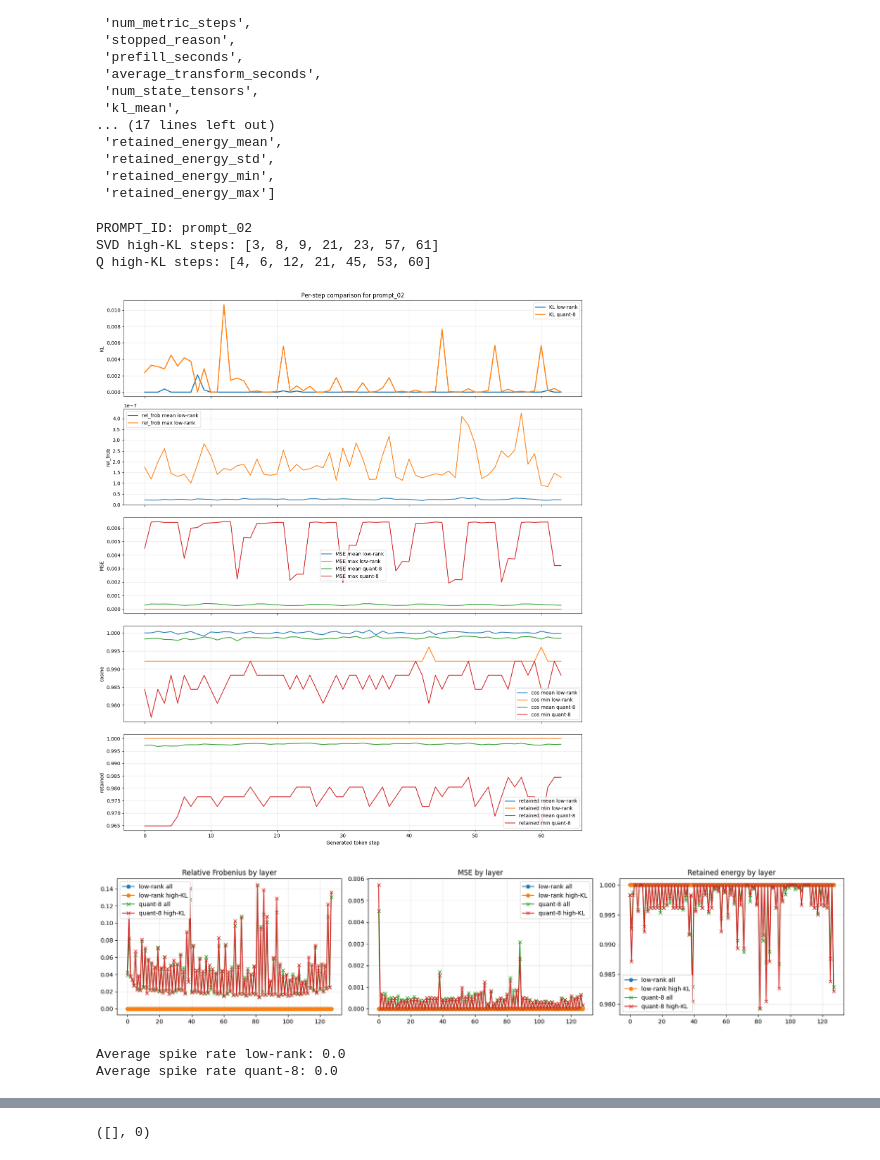
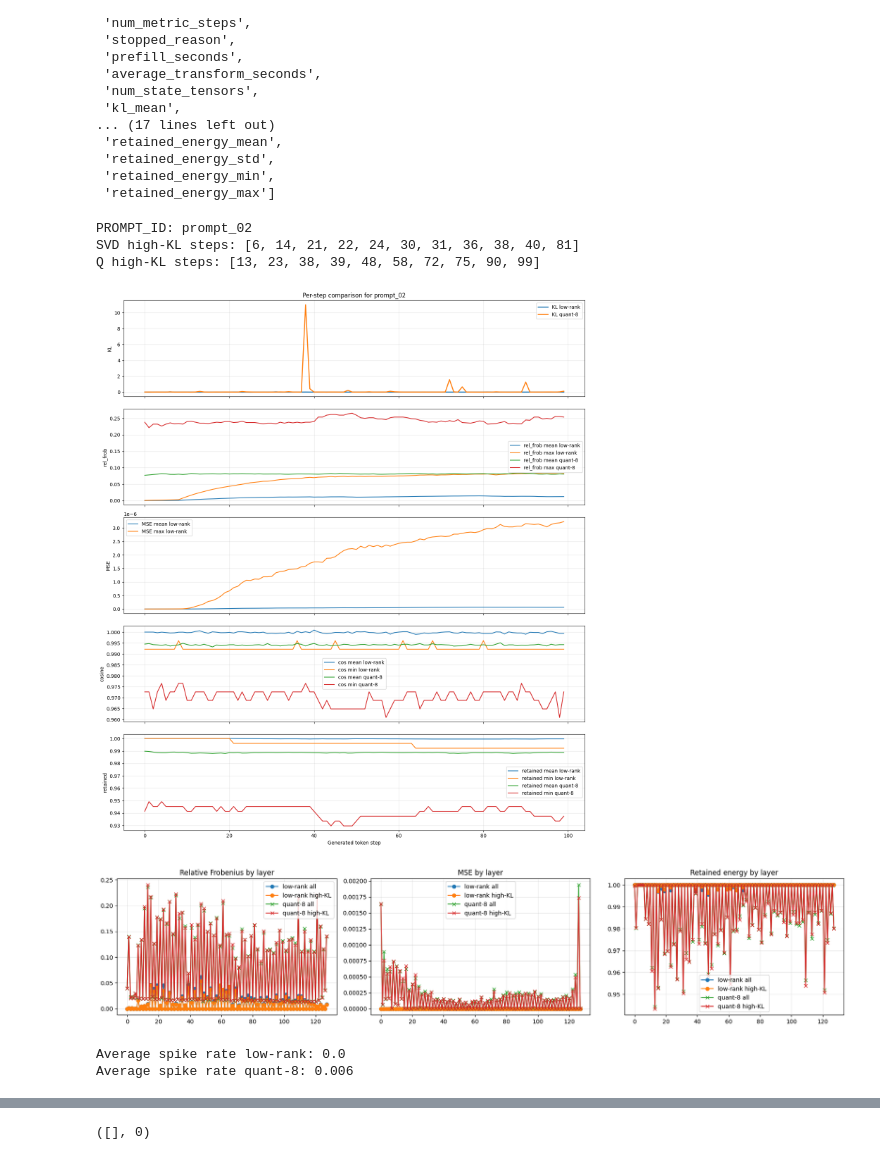
Before and after one commit to Teddygat0r/sssm-states, a Jupyter notebook: data_analysis_mamba.ipynb, the cells around one changed output, grey strips where cells are left out. Drawn from its saved outputs; the diff is of its cells as text; code cells hidden in the pictures.

Commit message:
Mamba2-2.7b analysis with updated KL graphs, state object msmts, and Qwen exp mod for diff ranks

```diff
--- a/data_analysis_mamba.ipynb
+++ b/data_analysis_mamba.ipynb
@@ -7,8 +7,8 @@ import pandas as pd
 import torch
 import matplotlib.pyplot as plt
 # %%
-RUN_DIR_svd = Path("state_spectrum_sweep/experiments/hf_low_rank_20260416_000904")
-RUN_DIR_q = Path("state_spectrum_sweep/experiments/hf_quant_20260416_001825")
+RUN_DIR_svd = Path("state_spectrum_sweep/experiments/mamba_ssm_low_rank_20260416_075255")
+RUN_DIR_q = Path("state_spectrum_sweep/experiments/mamba_ssm_quant_20260416_073104")
 
 assert RUN_DIR_svd.exists(), f"Run directory not found: {RUN_DIR_svd}"
 assert RUN_DIR_q.exists(), f"Run directory not found: {RUN_DIR_q}"
@@ -305,8 +325,8 @@ print("SVD high-KL steps:", torch.where(high_mask_svd)[0].tolist())
 print("Q high-KL steps:", torch.where(high_mask_q)[0].tolist())
 # %% [output]
 PROMPT_ID: prompt_02
-SVD high-KL steps: [3, 8, 9, 21, 23, 57, 61]
-Q high-KL steps: [4, 6, 12, 21, 45, 53, 60]
+SVD high-KL steps: [6, 14, 21, 22, 24, 30, 31, 36, 38, 40, 81]
+Q high-KL steps: [13, 23, 38, 39, 48, 58, 72, 75, 90, 99]
 # %%
 fig, axes = plt.subplots(5, 1, figsize=(14, 16), sharex=True)
 
@@ -319,41 +339,41 @@ axes[0].grid(alpha=0.3)
 
 axes[1].plot(steps_svd, rf_mean_svd.numpy(), label="rel_frob mean low-rank")
 axes[1].plot(steps_svd, rf_max_svd.numpy(), label="rel_frob max low-rank")
-# axes[1].plot(steps_q, rf_mean_q.numpy(), label="rel_frob mean quant-8")
-# axes[1].plot(steps_q, rf_max_q.numpy(), label="rel_frob max quant-8")
+axes[1].plot(steps_q, rf_mean_q.numpy(), label="rel_frob mean quant-8")
+axes[1].plot(steps_q, rf_max_q.numpy(), label="rel_frob max quant-8")
 axes[1].set_ylabel("rel_frob")
 axes[1].legend()
 axes[1].grid(alpha=0.3)
 
 axes[2].plot(steps_svd, mse_mean_svd.numpy(), label="MSE mean low-rank")
 axes[2].plot(steps_svd, mse_max_svd.numpy(), label="MSE max low-rank")
-axes[2].plot(steps_q, mse_mean_q.numpy(), label="MSE mean quant-8")
-axes[2].plot(steps_q, mse_max_q.numpy(), label="MSE max quant-8")
+# axes[2].plot(steps_q, mse_mean_q.numpy(), label="MSE mean quant-8")
+# axes[2].plot(steps_q, mse_max_q.numpy(), label="MSE max quant-8")
 axes[2].set_ylabel("MSE")
 axes[2].legend()
 axes[2].grid(alpha=0.3)
 
 axes[3].plot(steps_svd, cos_mean_svd.numpy(), label="cos mean low-rank")
 axes[3].plot(steps_svd, cos_min_svd.numpy(), label="cos min low-rank")
 axes[3].plot(steps_q, cos_mean_q.numpy(), label="cos mean quant-8")
 axes[3].plot(steps_q, cos_min_q.numpy(), label="cos min quant-8")
 axes[3].set_ylabel("cosine")
 axes[3].legend()
 axes[3].grid(alpha=0.3)
 
 axes[4].plot(steps_svd, re_mean_svd.numpy(), label="retained mean low-rank")
 axes[4].plot(steps_svd, re_min_svd.numpy(), label="retained min low-rank")
 axes[4].plot(steps_q, re_mean_q.numpy(), label="retained mean quant-8")
 axes[4].plot(steps_q, re_min_q.numpy(), label="retained min quant-8")
 axes[4].set_ylabel("retained")
 axes[4].set_xlabel("Generated token step")
 axes[4].legend()
 axes[4].grid(alpha=0.3)
 
 plt.tight_layout()
 plt.show()
 # %% [output]
-[figure, old version]
+[figure, new version]
 # %%
 # 2. Layer profiles for one prompt: all steps vs high-KL steps
 layers = np.arange(rf_svd.shape[1])
@@ -401,7 +421,7 @@ axes[2].grid(alpha=0.3)
 plt.tight_layout()
 plt.show()
 # %% [output]
-[figure, old version]
+[figure, new version]
 # %%
 # 3. Prompt-level KL summaries, mirroring the original notebook
 def get_kl_tensors(records):
@@ -434,4 +454,4 @@ print("Average spike rate low-rank:", np.mean(spike_rates_svd))
 print("Average spike rate quant-8:", np.mean(spike_rates_q))
 # %% [output]
 Average spike rate low-rank: 0.0
-Average spike rate quant-8: 0.0
+Average spike rate quant-8: 0.006
```
Also changed, not shown: parts of 19 cells of this notebook, 7 other files.
